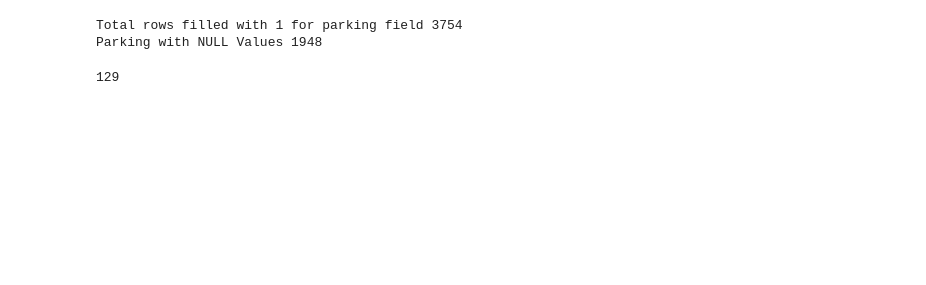
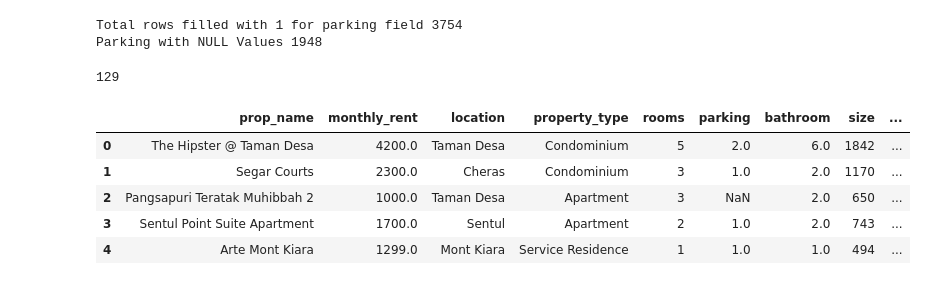
Before and after one commit to seapanda0/kl_rent_prices, a Jupyter notebook: kl_rent_prices.ipynb, the cells around one changed output. Cells and saved outputs as stored; diff of their text form; code cells hidden in the pictures; blank space fills up the shorter version.

```diff
--- a/kl_rent_prices.ipynb
+++ b/kl_rent_prices.ipynb
@@ -81,0 +110,9 @@ print(df['location'].nunique())
+# %%
+df.head()
+# %% [output]
+|  | prop_name | monthly_rent | location | property_type | rooms | parking | bathroom | size | ... |
+| 0 | The Hipster @ Taman Desa | 4200.0 | Taman Desa | Condominium | 5 | 2.0 | 6.0 | 1842 | ... |
+| 1 | Segar Courts | 2300.0 | Cheras | Condominium | 3 | 1.0 | 2.0 | 1170 | ... |
+| 2 | Pangsapuri Teratak Muhibbah 2 | 1000.0 | Taman Desa | Apartment | 3 | NaN | 2.0 | 650 | ... |
+| 3 | Sentul Point Suite Apartment | 1700.0 | Sentul | Apartment | 2 | 1.0 | 2.0 | 743 | ... |
+| 4 | Arte Mont Kiara | 1299.0 | Mont Kiara | Service Residence | 1 | 1.0 | 1.0 | 494 | ... |
```
Also changed, not shown: parts of 16 cells of this notebook.
